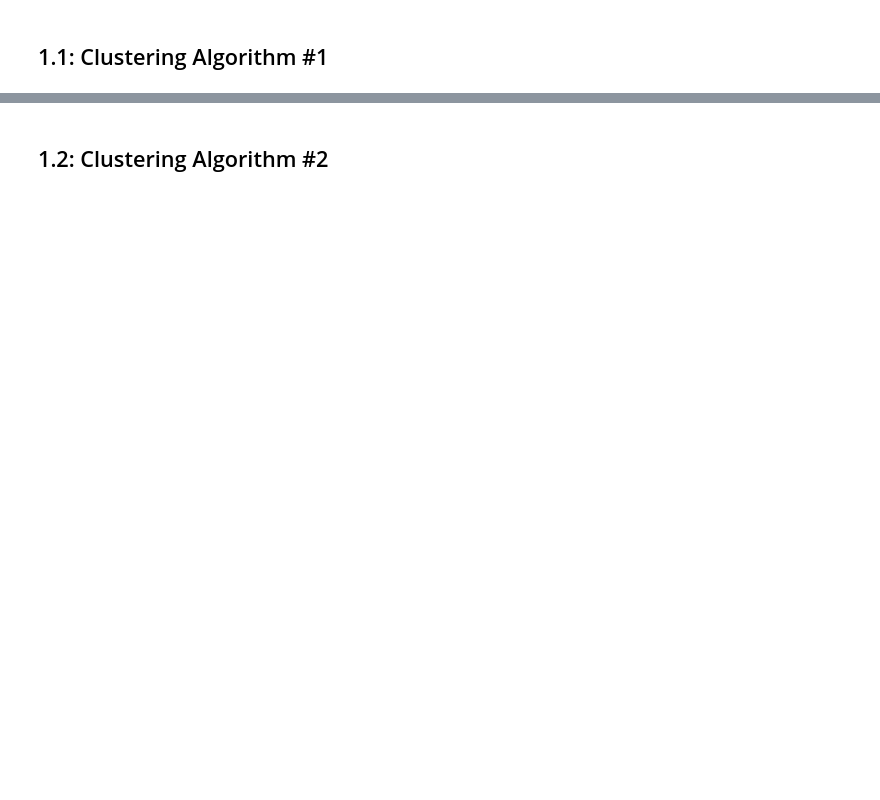
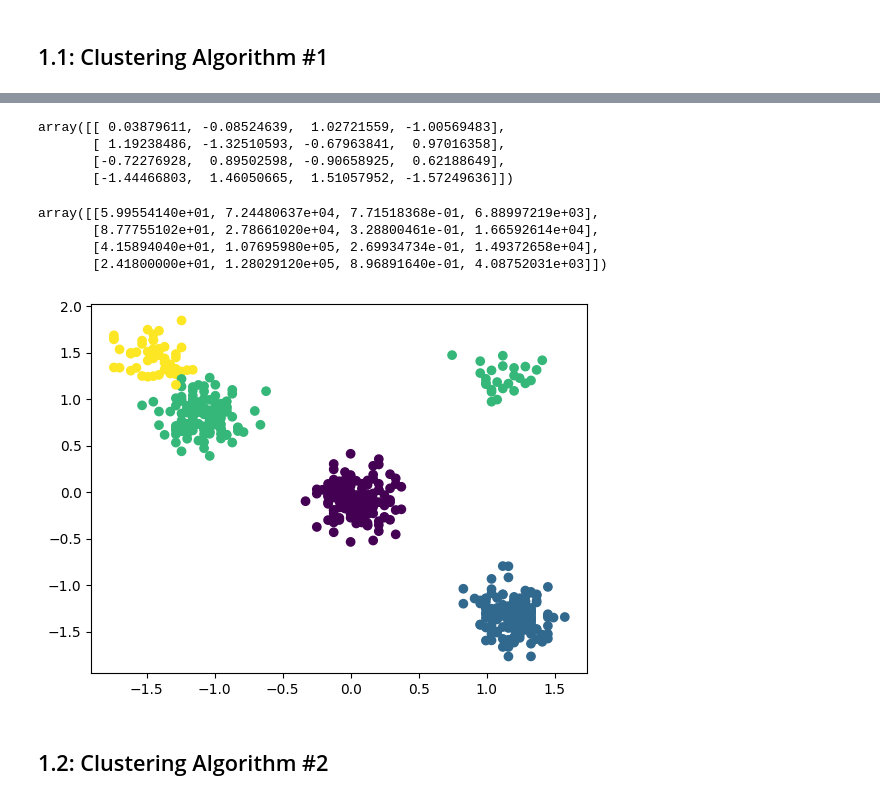
Before and after one commit to hellojohnkim/mmai869, a Jupyter notebook: 2024_869_JohnKim.ipynb, the cells around one changed output, grey strips where cells are left out. Cells and saved outputs as stored; diff of their text form; code cells hidden in the pictures; blank space fills up the shorter version.

Commit message:
clustering updated

```diff
--- a/2024_869_JohnKim.ipynb
+++ b/2024_869_JohnKim.ipynb
@@ -189,0 +154,12 @@ array([0.73100956, 0.71642847, 0.56917434, 0.71559645, 0.86298683,
+# %%
+from sklearn.preprocessing import StandardScaler
+
+# Pre-processing steps before clustering
+# use standard scaler to standardize the values in the data before we apply clsutering
+scaler = StandardScaler()
+X = scaler.fit_transform(X)
+# %%
+from sklearn.cluster import KMeans
+
+k_means = KMeans(init="k-means++", n_clusters = 4, n_init=10, random_state=42)
+k_means.fit(X)
@@ -189,0 +168,4 @@ array([0.73100956, 0.71642847, 0.56917434, 0.71559645, 0.86298683,
+# %%
+# Get the cluster labels for each data point
+labels = k_means.labels_
+labels
@@ -189,0 +190,21 @@ array([0.73100956, 0.71642847, 0.56917434, 0.71559645, 0.86298683,
+# %%
+#centroids values
+k_means.cluster_centers_
+# %% [output]
+array([[ 0.03879611, -0.08524639,  1.02721559, -1.00569483],
+       [ 1.19238486, -1.32510593, -0.67963841,  0.97016358],
+       [-0.72276928,  0.89502598, -0.90658925,  0.62188649],
+       [-1.44466803,  1.46050665,  1.51057952, -1.57249636]])
+# %%
+scaler.inverse_transform(k_means.cluster_centers_)
+# %% [output]
+array([[5.99554140e+01, 7.24480637e+04, 7.71518368e-01, 6.88997219e+03],
+       [8.77755102e+01, 2.78661020e+04, 3.28800461e-01, 1.66592614e+04],
+       [4.15894040e+01, 1.07695980e+05, 2.69934734e-01, 1.49372658e+04],
+       [2.41800000e+01, 1.28029120e+05, 8.96891640e-01, 4.08752031e+03]])
+# %%
+# Plot the data points with different colors for each cluster
+plt.scatter(X[:, 0], X[:, 1], c=labels)
+plt.show()
+# %% [output]
+[figure, added]
```
Also changed, not shown: parts of 27 cells of this notebook.
